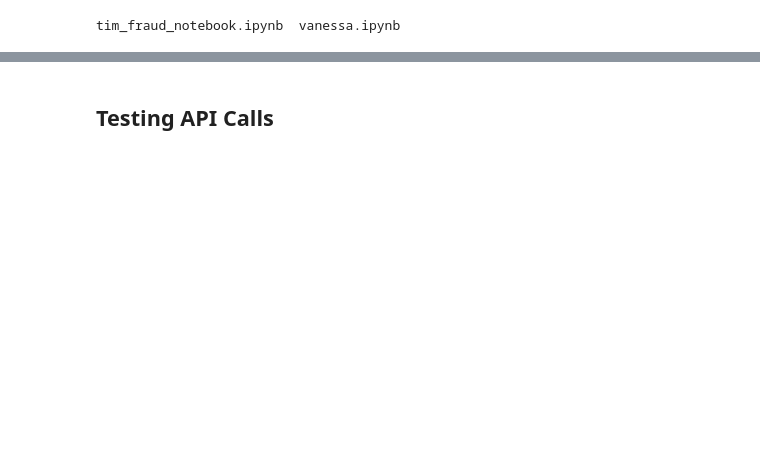
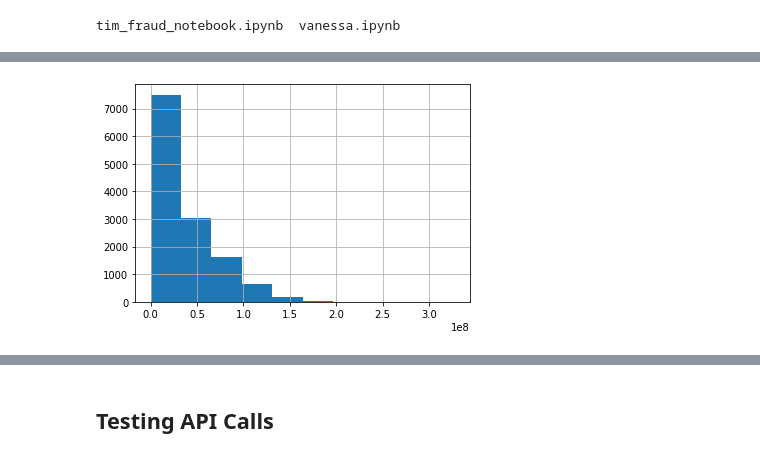
Before and after one commit to vanessapolliard/fraud-case-study, a Jupyter notebook: notebooks/vanessa.ipynb, the cells around one changed output, grey strips where cells are left out. Cells and saved outputs as stored; diff of their text form; code cells hidden in the pictures; blank space fills up the shorter version.

```diff
--- a/notebooks/vanessa.ipynb
+++ b/notebooks/vanessa.ipynb
@@ -46,0 +157,6 @@ df['delivery_method'].value_counts()
+# %%
+df['account_length'] = df['event_created'] - df['user_created']
+# %%
+df[df['Fraud'] == False].account_length.hist();
+# %% [output]
+[figure, added]
```
Also changed, not shown: parts of 70 cells of this notebook, 1 other file.
